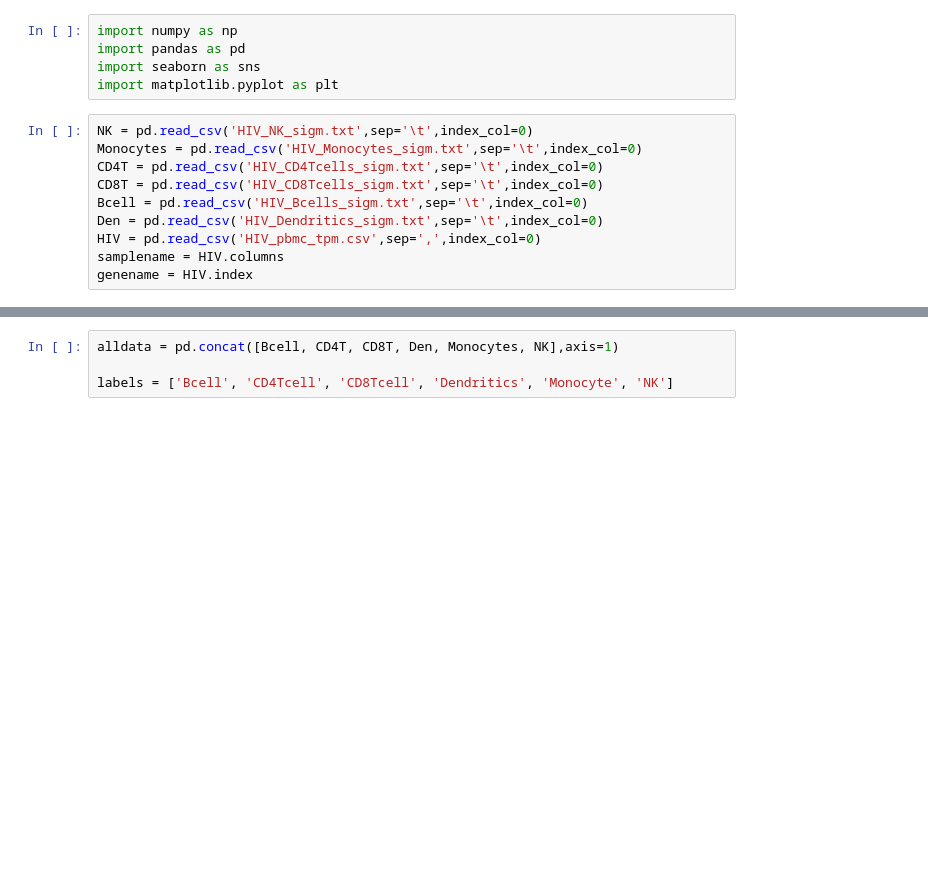
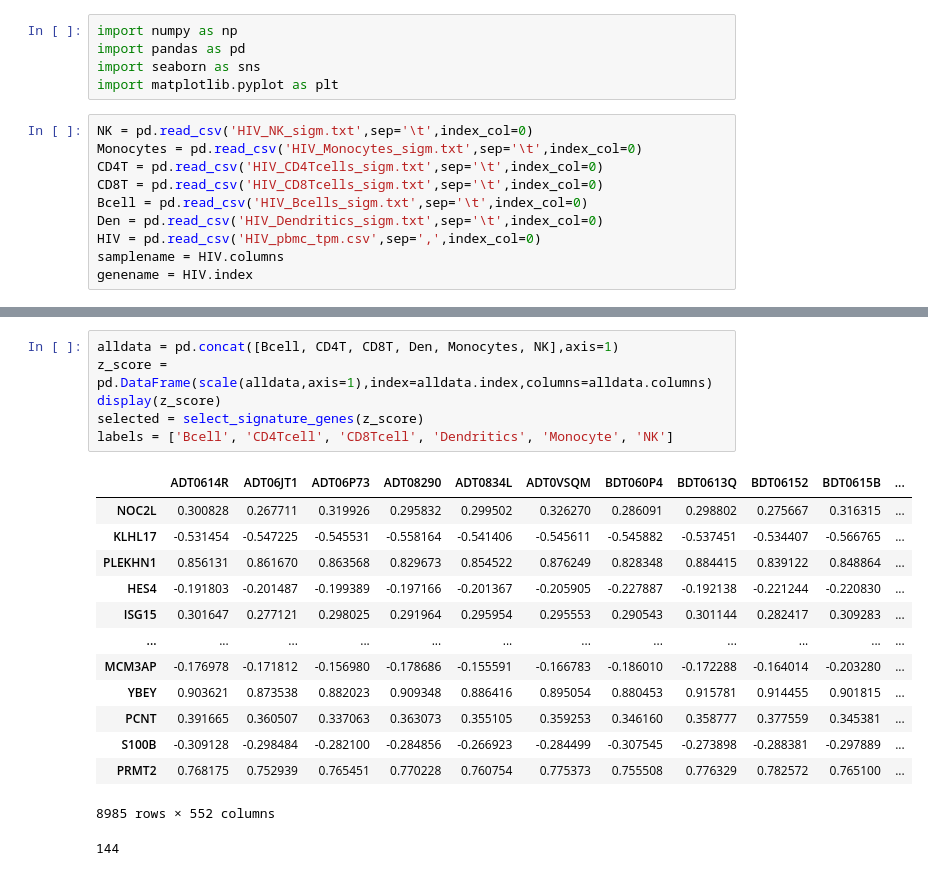
Before and after one commit to poseidonchan/TAPE, a Jupyter notebook: Experiments/Figures/heatmap.ipynb, the cells around one changed output, grey strips where cells are left out. Cells and saved outputs as stored; diff of their text form; blank space fills up the shorter version.

```diff
--- a/Experiments/Figures/heatmap.ipynb
+++ b/Experiments/Figures/heatmap.ipynb
@@ -16,5 +31,22 @@ genename = HIV.index
 # %%
 alldata = pd.concat([Bcell, CD4T, CD8T, Den, Monocytes, NK],axis=1)
-
+z_score = pd.DataFrame(scale(alldata,axis=1),index=alldata.index,columns=alldata.columns)
+display(z_score)
+selected = select_signature_genes(z_score)
 labels = ['Bcell', 'CD4Tcell', 'CD8Tcell', 'Dendritics', 'Monocyte', 'NK']
+# %% [output]
+|  | ADT0614R | ADT06JT1 | ADT06P73 | ADT08290 | ADT0834L | ADT0VSQM | BDT060P4 | BDT0613Q | BDT06152 | BDT0615B | ... |
+| NOC2L | 0.300828 | 0.267711 | 0.319926 | 0.295832 | 0.299502 | 0.326270 | 0.286091 | 0.298802 | 0.275667 | 0.316315 | ... |
+| KLHL17 | -0.531454 | -0.547225 | -0.545531 | -0.558164 | -0.541406 | -0.545611 | -0.545882 | -0.537451 | -0.534407 | -0.566765 | ... |
+| PLEKHN1 | 0.856131 | 0.861670 | 0.863568 | 0.829673 | 0.854522 | 0.876249 | 0.828348 | 0.884415 | 0.839122 | 0.848864 | ... |
+| HES4 | -0.191803 | -0.201487 | -0.199389 | -0.197166 | -0.201367 | -0.205905 | -0.227887 | -0.192138 | -0.221244 | -0.220830 | ... |
+| ISG15 | 0.301647 | 0.277121 | 0.298025 | 0.291964 | 0.295954 | 0.295553 | 0.290543 | 0.301144 | 0.282417 | 0.309283 | ... |
+| ... | ... | ... | ... | ... | ... | ... | ... | ... | ... | ... | ... |
+| MCM3AP | -0.176978 | -0.171812 | -0.156980 | -0.178686 | -0.155591 | -0.166783 | -0.186010 | -0.172288 | -0.164014 | -0.203280 | ... |
+| YBEY | 0.903621 | 0.873538 | 0.882023 | 0.909348 | 0.886416 | 0.895054 | 0.880453 | 0.915781 | 0.914455 | 0.901815 | ... |
+| PCNT | 0.391665 | 0.360507 | 0.337063 | 0.363073 | 0.355105 | 0.359253 | 0.346160 | 0.358777 | 0.377559 | 0.345381 | ... |
+| S100B | -0.309128 | -0.298484 | -0.282100 | -0.284856 | -0.266923 | -0.284499 | -0.307545 | -0.273898 | -0.288381 | -0.297889 | ... |
+| PRMT2 | 0.768175 | 0.752939 | 0.765451 | 0.770228 | 0.760754 | 0.775373 | 0.755508 | 0.776329 | 0.782572 | 0.765100 | ... |
+8985 rows × 552 columns
+144
 # %%
```
Also changed, not shown: parts of 4 cells of this notebook, 5 other files.
